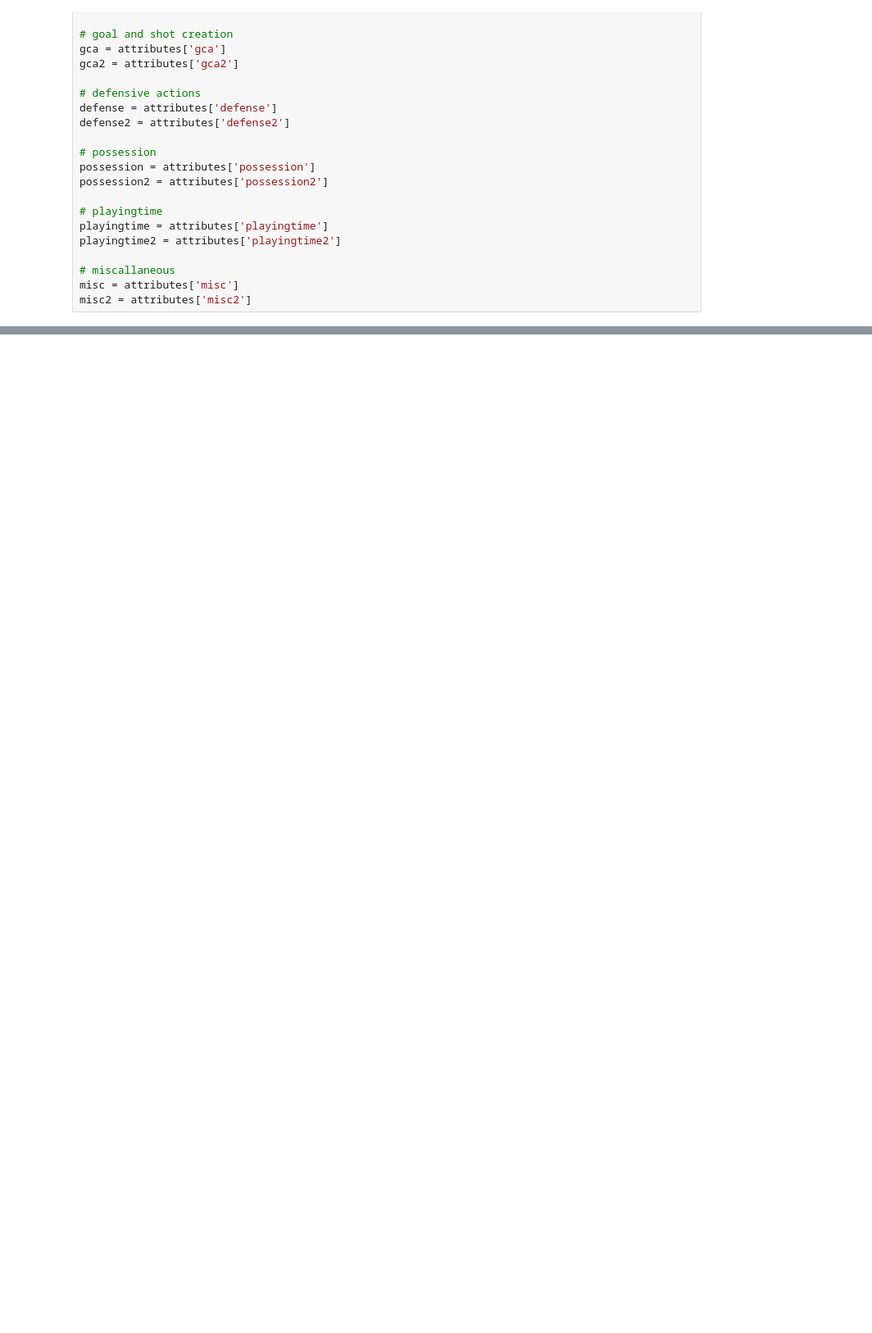
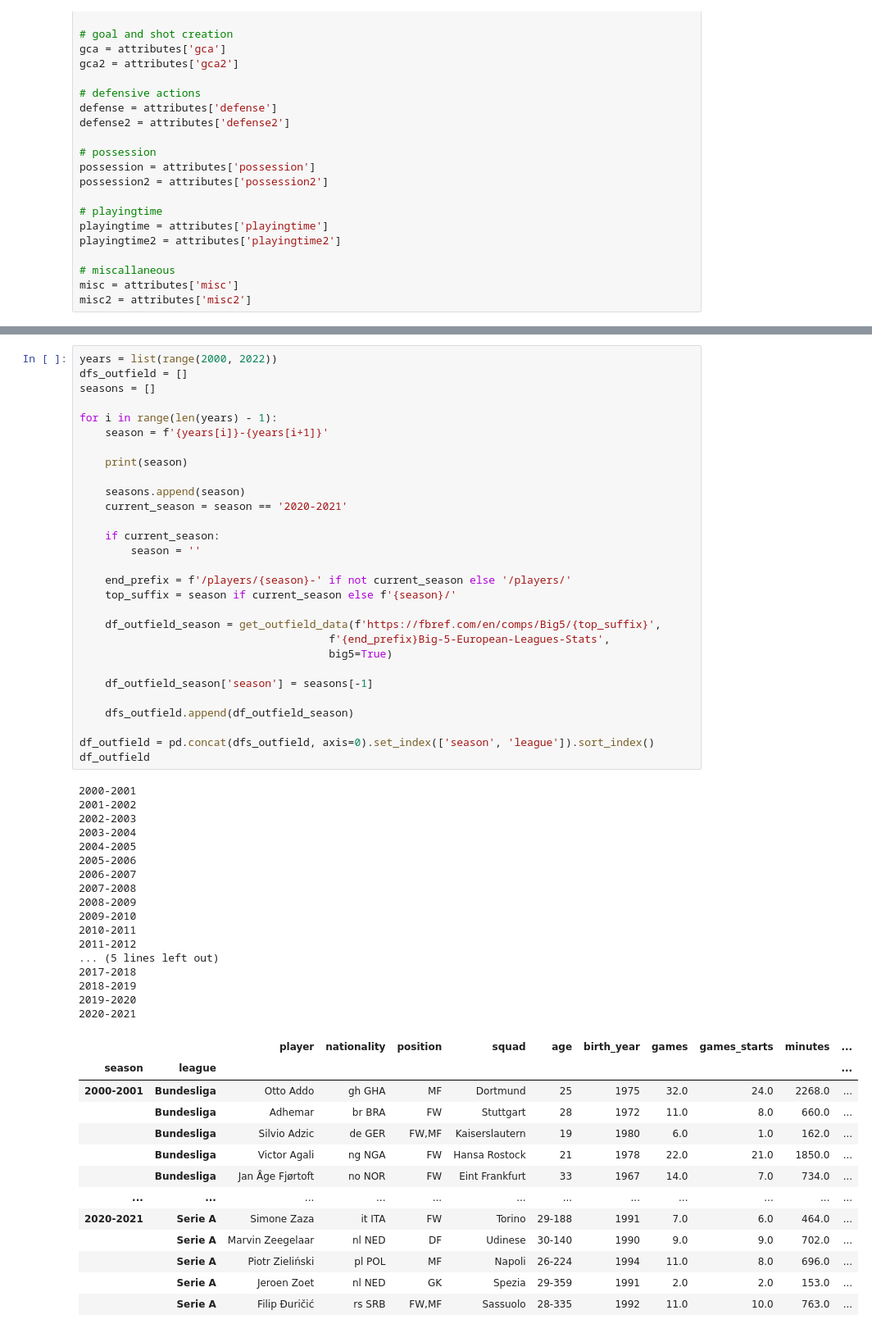
Before and after one commit to yasserhaddad/football-analytics, a Jupyter notebook: Scrape Data.ipynb, the cells around one changed output, grey strips where cells are left out. Shown at 82% size. Saved outputs shown, nothing was run; the diff lists cells and outputs as text; blank space fills up the shorter version.

```diff
--- a/Scrape Data.ipynb
+++ b/Scrape Data.ipynb
@@ -432,0 +482,60 @@ df_team_big5
+# %%
+years = list(range(2000, 2022))
+dfs_outfield = []
+seasons = []
+
+for i in range(len(years) - 1):
+    season = f'{years[i]}-{years[i+1]}'
+
+    print(season)
+
+    seasons.append(season)
+    current_season = season == '2020-2021'
+
+    if current_season:
+        season = ''
+
+    end_prefix = f'/players/{season}-' if not current_season else '/players/'
+    top_suffix = season if current_season else f'{season}/'
+
+    df_outfield_season = get_outfield_data(f'https://fbref.com/en/comps/Big5/{top_suffix}',
+                                       f'{end_prefix}Big-5-European-Leagues-Stats',
+                                       big5=True)
+
+    df_outfield_season['season'] = seasons[-1]
+
+    dfs_outfield.append(df_outfield_season)
+
+df_outfield = pd.concat(dfs_outfield, axis=0).set_index(['season', 'league']).sort_index()
+df_outfield
+# %% [output]
+2000-2001
+2001-2002
+2002-2003
+2003-2004
+2004-2005
+2005-2006
+2006-2007
+2007-2008
+2008-2009
+2009-2010
+2010-2011
+2011-2012
+... (5 lines left out)
+2017-2018
+2018-2019
+2019-2020
+2020-2021
+|  |  | player | nationality | position | squad | age | birth_year | games | games_starts | minutes | ... |
+| season | league |  |  |  |  |  |  |  |  |  | ... |
+| 2000-2001 | Bundesliga | Otto Addo | gh GHA | MF | Dortmund | 25 | 1975 | 32.0 | 24.0 | 2268.0 | ... |
+|  | Bundesliga | Adhemar | br BRA | FW | Stuttgart | 28 | 1972 | 11.0 | 8.0 | 660.0 | ... |
+|  | Bundesliga | Silvio Adzic | de GER | FW,MF | Kaiserslautern | 19 | 1980 | 6.0 | 1.0 | 162.0 | ... |
+|  | Bundesliga | Victor Agali | ng NGA | FW | Hansa Rostock | 21 | 1978 | 22.0 | 21.0 | 1850.0 | ... |
+|  | Bundesliga | Jan Åge Fjørtoft | no NOR | FW | Eint Frankfurt | 33 | 1967 | 14.0 | 7.0 | 734.0 | ... |
+| ... | ... | ... | ... | ... | ... | ... | ... | ... | ... | ... | ... |
+| 2020-2021 | Serie A | Simone Zaza | it ITA | FW | Torino | 29-188 | 1991 | 7.0 | 6.0 | 464.0 | ... |
+|  | Serie A | Marvin Zeegelaar | nl NED | DF | Udinese | 30-140 | 1990 | 9.0 | 9.0 | 702.0 | ... |
+|  | Serie A | Piotr Zieliński | pl POL | MF | Napoli | 26-224 | 1994 | 11.0 | 8.0 | 696.0 | ... |
+|  | Serie A | Jeroen Zoet | nl NED | GK | Spezia | 29-359 | 1991 | 2.0 | 2.0 | 153.0 | ... |
+|  | Serie A | Filip Đuričić | rs SRB | FW,MF | Sassuolo | 28-335 | 1992 | 11.0 | 10.0 | 763.0 | ... |
```
Also changed, not shown: parts of 21 cells of this notebook, 1 other file.
